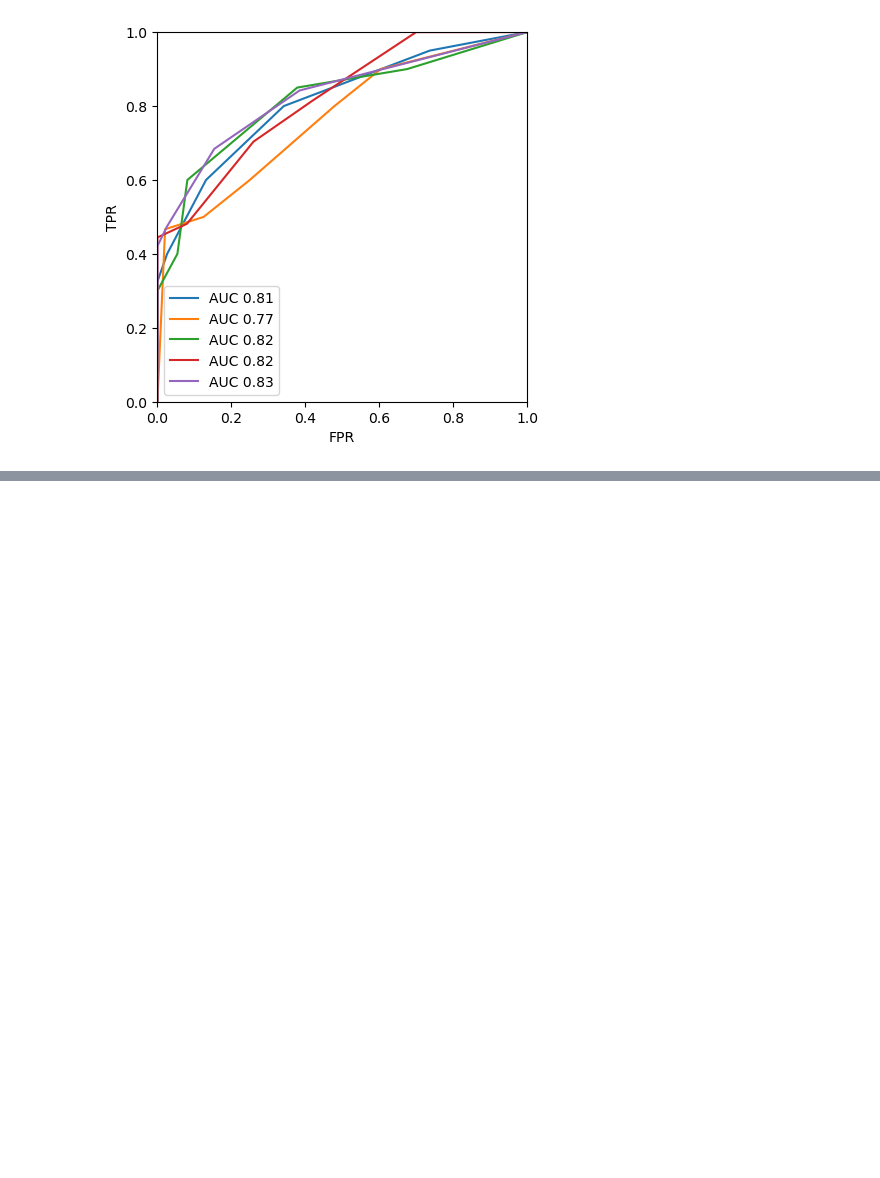
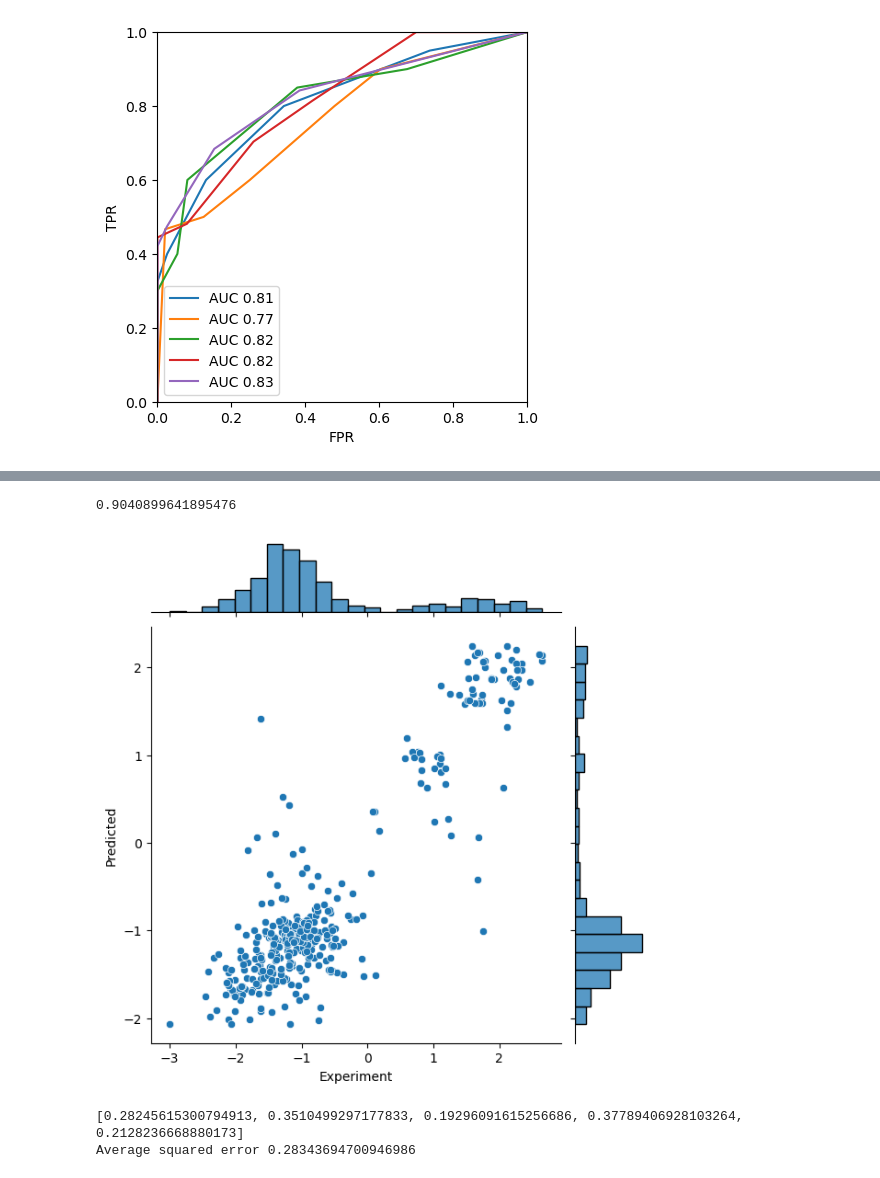
Before and after one commit to MSCBIO2025-2024/MSCBIO2025-2024.github.io, a Jupyter notebook: lectures/Lecture-20-MachineLearning-II.ipynb, the cells around one changed output, grey strips where cells are left out. Saved outputs shown, nothing was run; the diff lists cells and outputs as text; code cells hidden in the pictures; blank space fills up the shorter version.

```diff
--- a/lectures/Lecture-20-MachineLearning-II.ipynb
+++ b/lectures/Lecture-20-MachineLearning-II.ipynb
@@ -608,0 +690,26 @@ plt.xlabel("FPR"); plt.ylabel("TPR"); plt.ylim(0,1); plt.xlim(0,1); plt.legend(l
+# %%
+from sklearn.metrics import *
+from sklearn import ensemble
+kf = KFold(n_splits=5)
+errors = []; predictions = []
+for train,test in kf.split(X): # these are arrays of indices
+    model = ensemble.RandomForestRegressor()
+    model.fit(X[train],y[train]) #slice out the training folds
+    p = model.predict(X[test]) # prediction (0 or 1)
+    predictions += zip(y[test],p)
+    errors.append(mean_squared_error(y[test],p))
+predictions = np.array(predictions)
+# %%
+import seaborn as sns
+sns.jointplot(x=predictions[:,0],y=predictions[:,1])
+plt.xlabel("Experiment"); plt.ylabel("Predicted")
+np.corrcoef(predictions[:,0],predictions[:,1])[0][1]
+# %% [output]
+0.9040899641895476
+[figure, added]
+# %%
+print(errors)
+print("Average squared error",np.mean(errors))
+# %% [output]
+[0.28245615300794913, 0.3510499297177833, 0.19296091615256686, 0.37789406928103264, 0.2128236668880173]
+Average squared error 0.28343694700946986
```
Also changed, not shown: parts of 12 cells of this notebook, 1 other file.
